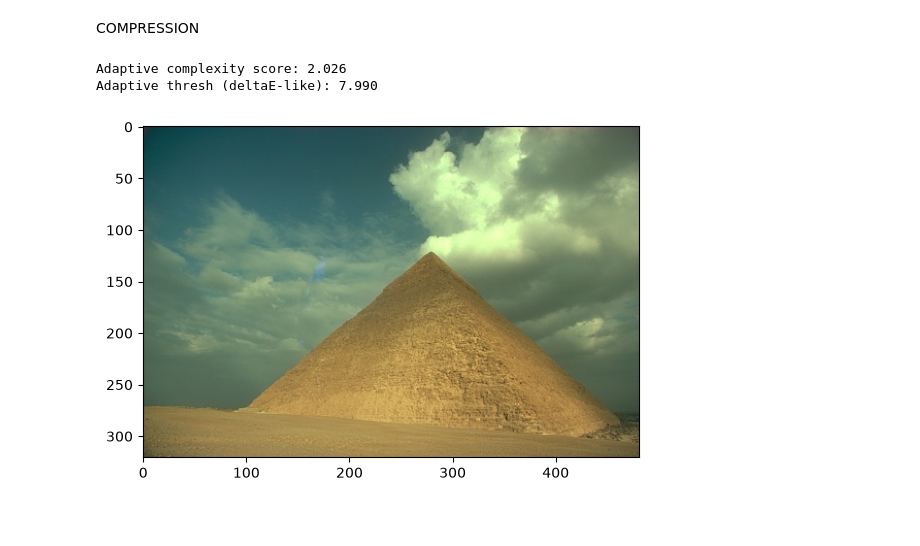
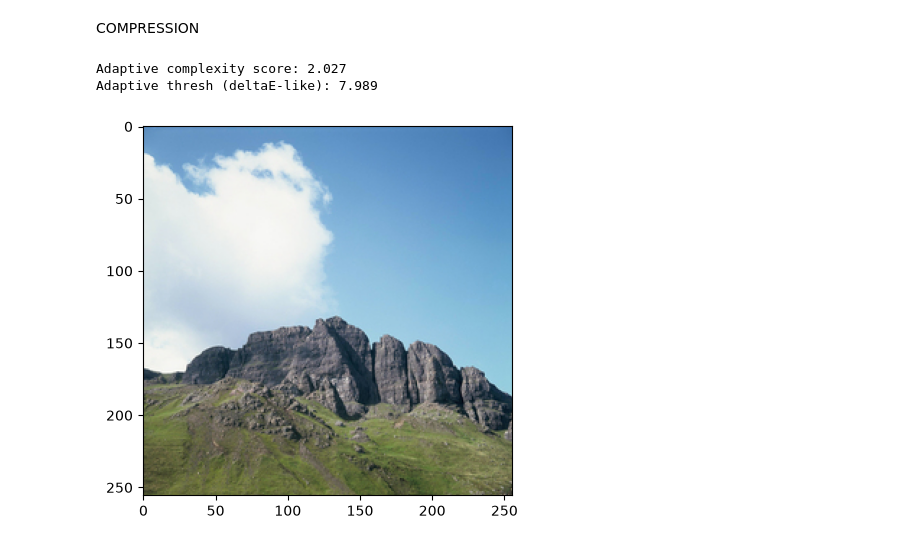
Before and after one commit to d22fish/cvImgCompression, a Jupyter notebook: v7.2FuncCompress.ipynb, the cells around one changed output. Saved outputs shown, nothing was run; the diff lists cells and outputs as text; code cells hidden in the pictures; blank space fills up the shorter version.

```diff
--- a/v7.2FuncCompress.ipynb
+++ b/v7.2FuncCompress.ipynb
@@ -26,6 +26,4 @@ def load_images_from_folder(folder):
             images.append(img)
     return images
 pics = np.zeros(shape=(7, 256, 256, 3))
-pics = load_images_from_folder('BSDS500/train')
+pics = load_images_from_folder('preliminaryTestPics')
-# %% [markdown]
-COMPRESSION
@@ -65,0 +30,2 @@ def adaptive_deltaE_threshold(complexity_score, low_complexity=2.0, high_complex
+# %% [markdown]
+COMPRESSION
@@ -76,37 +76,36 @@ thresh = adaptive_deltaE_threshold(complexity_score, low_complexity=2.0, high_co
 print(f"Adaptive complexity score: {complexity_score:.3f}")
 print(f"Adaptive thresh (deltaE-like): {thresh:.3f}")
 
 # Color diversity score from CIELAB quantized bins
 lab = cv2.cvtColor(chosenImage, cv2.COLOR_BGR2LAB)
 
 # Quantize channels
 l_bin = (lab[:, :, 0] // 16).astype(np.int32)
 a_bin = (lab[:, :, 1] // 16).astype(np.int32)
 b_bin = (lab[:, :, 2] // 16).astype(np.int32)
 
 key = l_bin * 16 * 16 + a_bin * 16 + b_bin
 unique_colors = np.unique(key).size
 
 if unique_colors < 75:
     pyrLevels = 1
 elif unique_colors < 200:
     pyrLevels = 2
 else:
     pyrLevels = 3
 
 # Convert BGR to RGB for PIL (PIL expects RGB format)
 chosenImageRGB = cv2.cvtColor(chosenImage, cv2.COLOR_BGR2RGB)
 im = Image.fromarray(chosenImageRGB)
 im.save('test.png')
 im.save('test.jpg')
 im.save('test.tiff')
-im.save('test.webp', 'WEBP', quality=80)
 plt.imshow(cv2.cvtColor(chosenImage, cv2.COLOR_RGB2BGR))
 plt.show()
 # %% [output]
-Adaptive complexity score: 2.026
-Adaptive thresh (deltaE-like): 7.990
+Adaptive complexity score: 2.027
+Adaptive thresh (deltaE-like): 7.989
-[figure, old version]
+[figure, new version]
 # %%
 # Apply bilateral filter
 chosenImageFiltered = cv2.bilateralFilter(chosenImage, d=7, sigmaColor=35, sigmaSpace=35)
```
Also changed, not shown: parts of 16 cells of this notebook, 8 other files.
